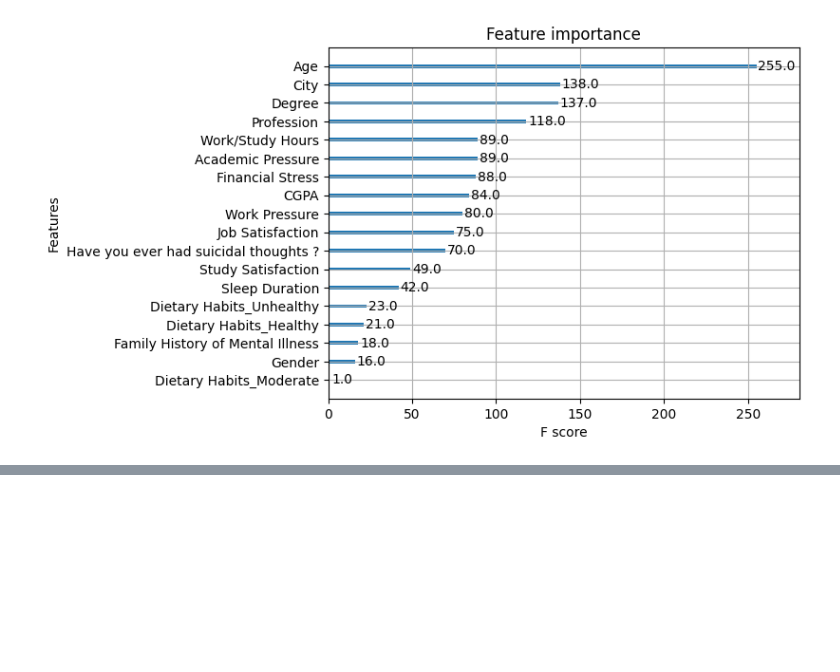
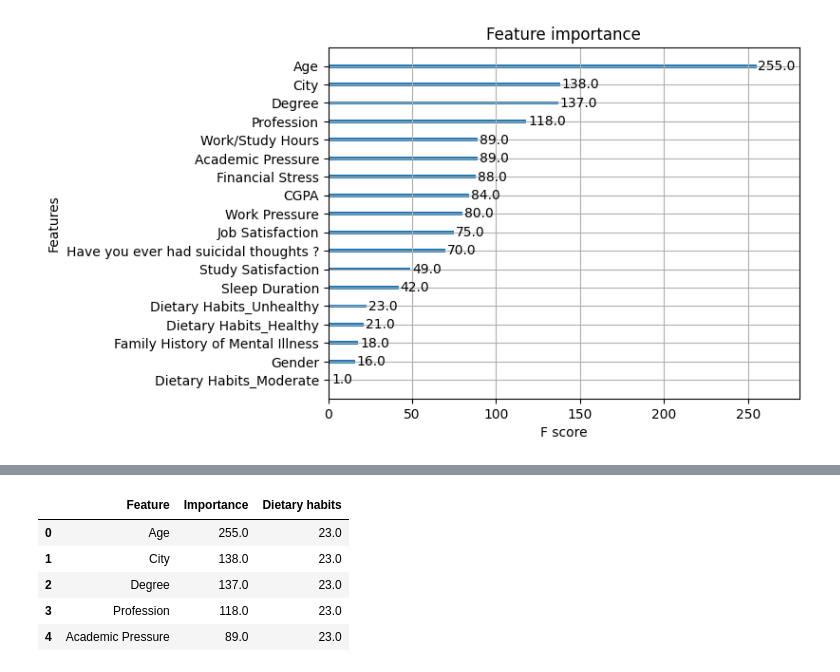
Before and after one commit to karlustav/data_project, a Jupyter notebook: results/feature_importance.ipynb, the cells around one changed output, grey strips where cells are left out. Cells and saved outputs as stored; diff of their text form; code cells hidden in the pictures; blank space fills up the shorter version.

```diff
--- a/results/feature_importance.ipynb
+++ b/results/feature_importance.ipynb
@@ -77,0 +143,9 @@ plt.show()
+# %%
+importance_df.head()
+# %% [output]
+|  | Feature | Importance | Dietary habits |
+| 0 | Age | 255.0 | 23.0 |
+| 1 | City | 138.0 | 23.0 |
+| 2 | Degree | 137.0 | 23.0 |
+| 3 | Profession | 118.0 | 23.0 |
+| 4 | Academic Pressure | 89.0 | 23.0 |
```
Also changed, not shown: parts of 7 cells of this notebook.
